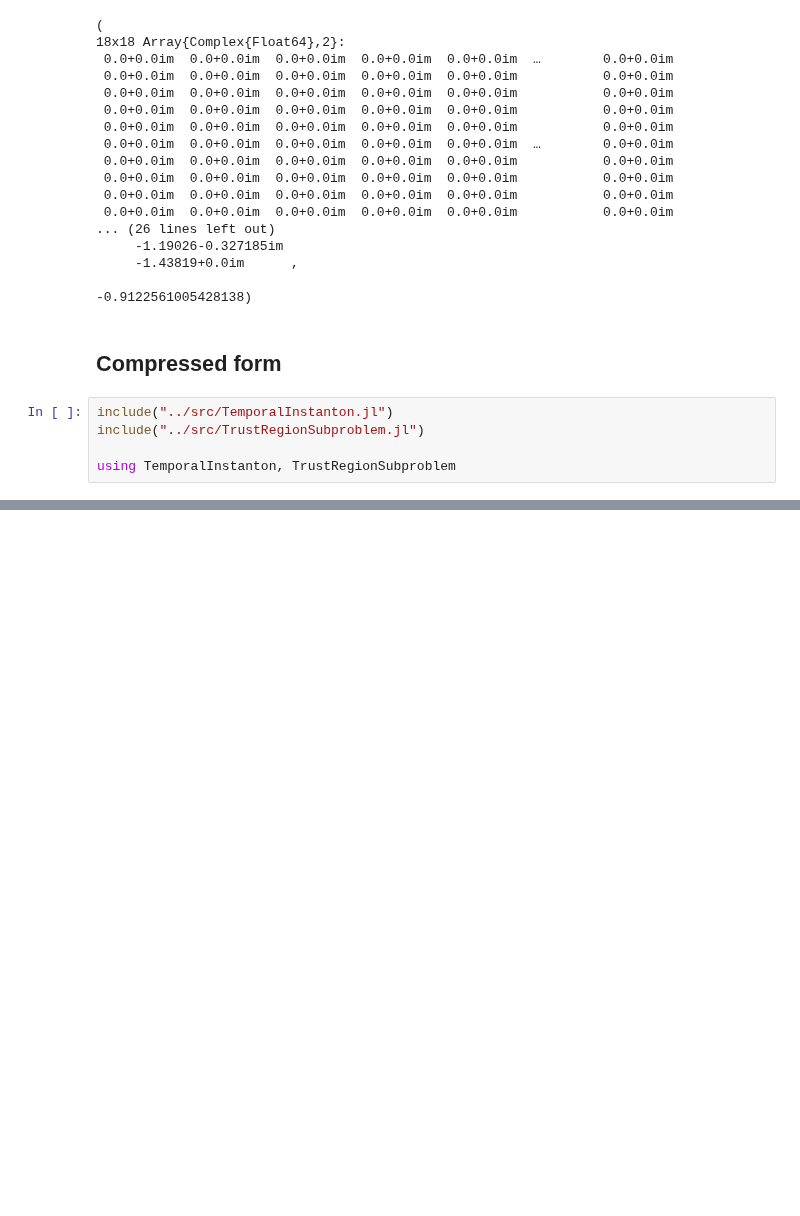
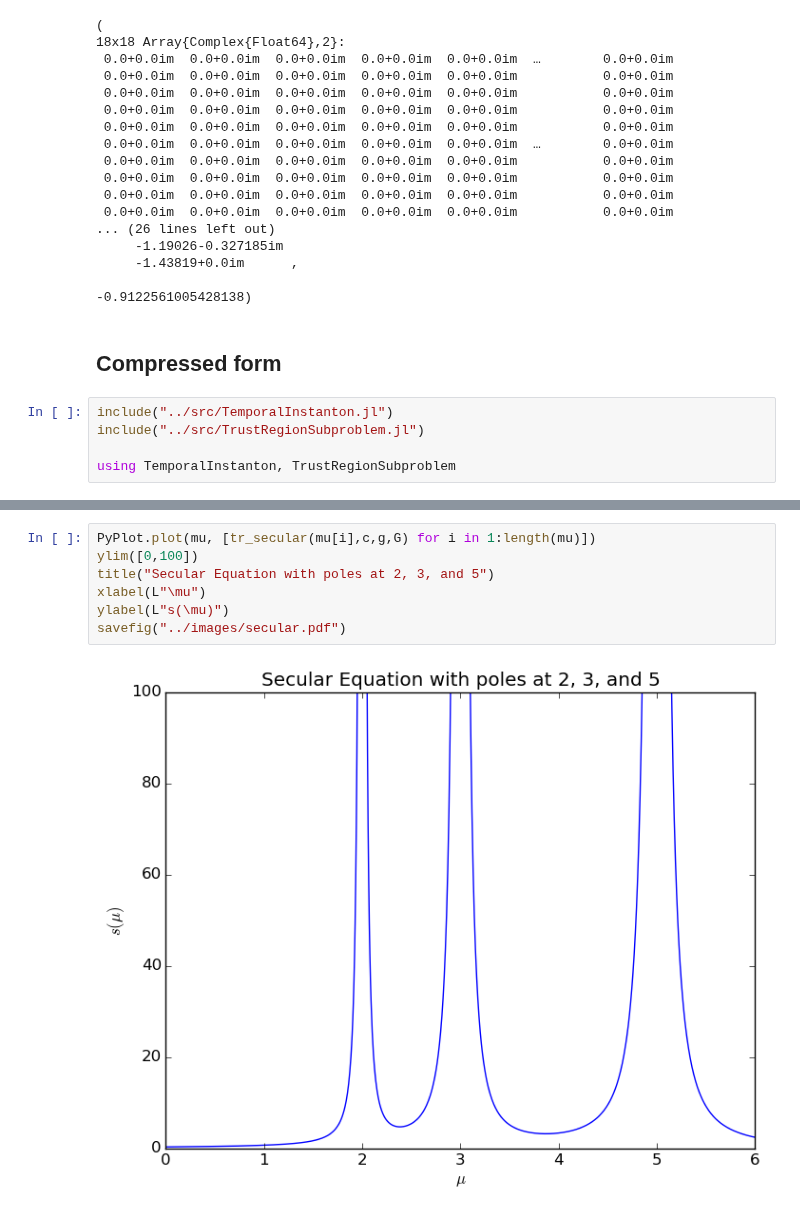
Before and after one commit to kersulis/TemporalInstanton.jl, a Jupyter notebook: nbs/Report, 2015-03-06.ipynb, the cells around one changed output, grey strips where cells are left out. Saved outputs shown, nothing was run; the diff lists cells and outputs as text; blank space fills up the shorter version.

```diff
--- a/nbs/Report, 2015-03-06.ipynb
+++ b/nbs/Report, 2015-03-06.ipynb
@@ -204,0 +249,9 @@ K_of_z = tr_diag_rotate(J_of_z)
+# %%
+PyPlot.plot(mu, [tr_secular(mu[i],c,g,G) for i in 1:length(mu)])
+ylim([0,100])
+title("Secular Equation with poles at 2, 3, and 5")
+xlabel(L"\mu")
+ylabel(L"s(\mu)")
+savefig("../images/secular.pdf")
+# %% [output]
+[figure, added]
```
Also changed, not shown: parts of 6 cells of this notebook, 2 other files.
